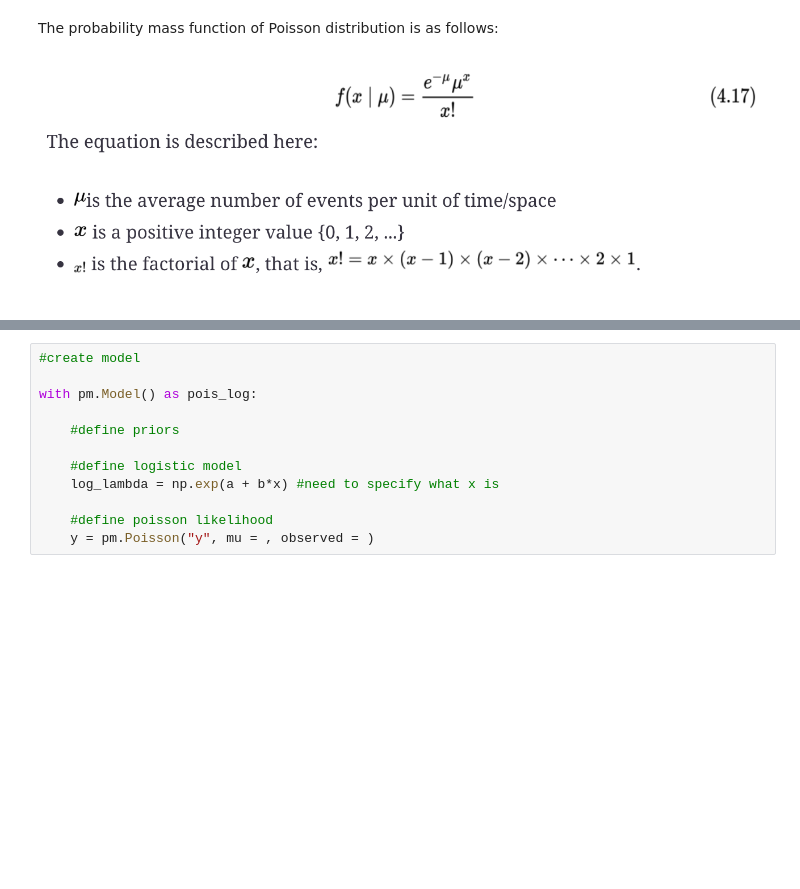
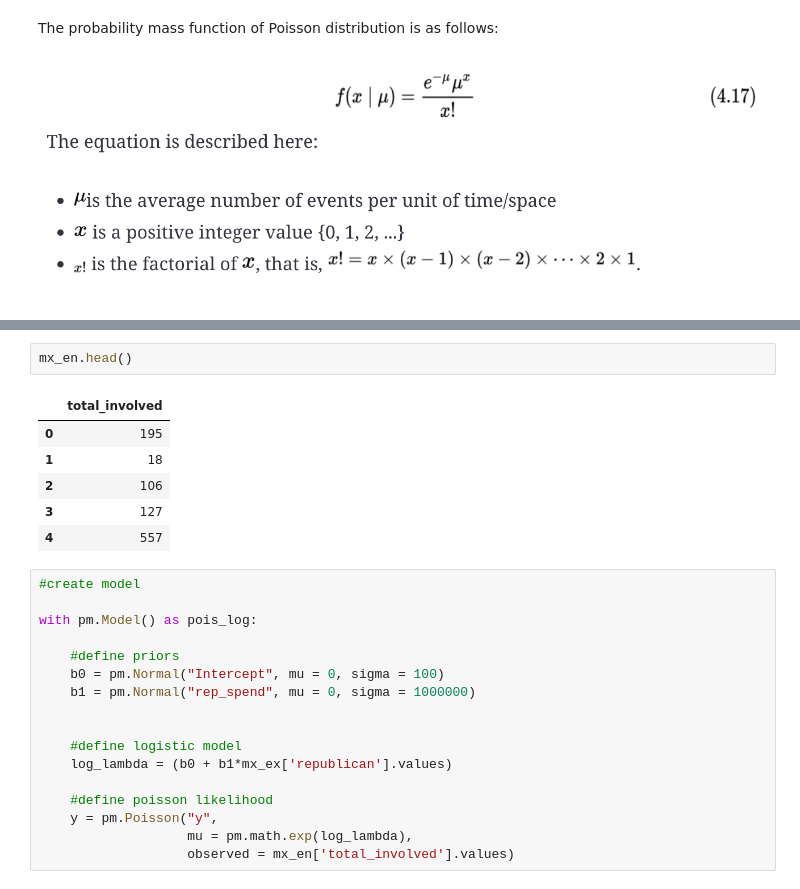
Before and after one commit to abogdan22/DS6040_Project, a Jupyter notebook: Modeling.ipynb, the cells around one changed output, grey strips where cells are left out. Cells and saved outputs as stored; diff of their text form; blank space fills up the shorter version.

```diff
--- a/Modeling.ipynb
+++ b/Modeling.ipynb
@@ -118,12 +138,26 @@ mdl = 'ninvolved ~ republican'
+# %%
+mx_en.head()
+# %% [output]
+|  | total_involved |
+| 0 | 195 |
+| 1 | 18 |
+| 2 | 106 |
+| 3 | 127 |
+| 4 | 557 |
 # %%
 #create model
 
 with pm.Model() as pois_log:
 
     #define priors
+    b0 = pm.Normal("Intercept", mu = 0, sigma = 100)
+    b1 = pm.Normal("rep_spend", mu = 0, sigma = 1000000)
+
 
     #define logistic model
-    log_lambda = np.exp(a + b*x) #need to specify what x is
+    log_lambda = (b0 + b1*mx_ex['republican'].values)
 
     #define poisson likelihood
-    y = pm.Poisson("y", mu = , observed = )
+    y = pm.Poisson("y",
+                   mu = pm.math.exp(log_lambda),
+                   observed = mx_en['total_involved'].values)
```
Also changed, not shown: parts of 8 cells of this notebook.
